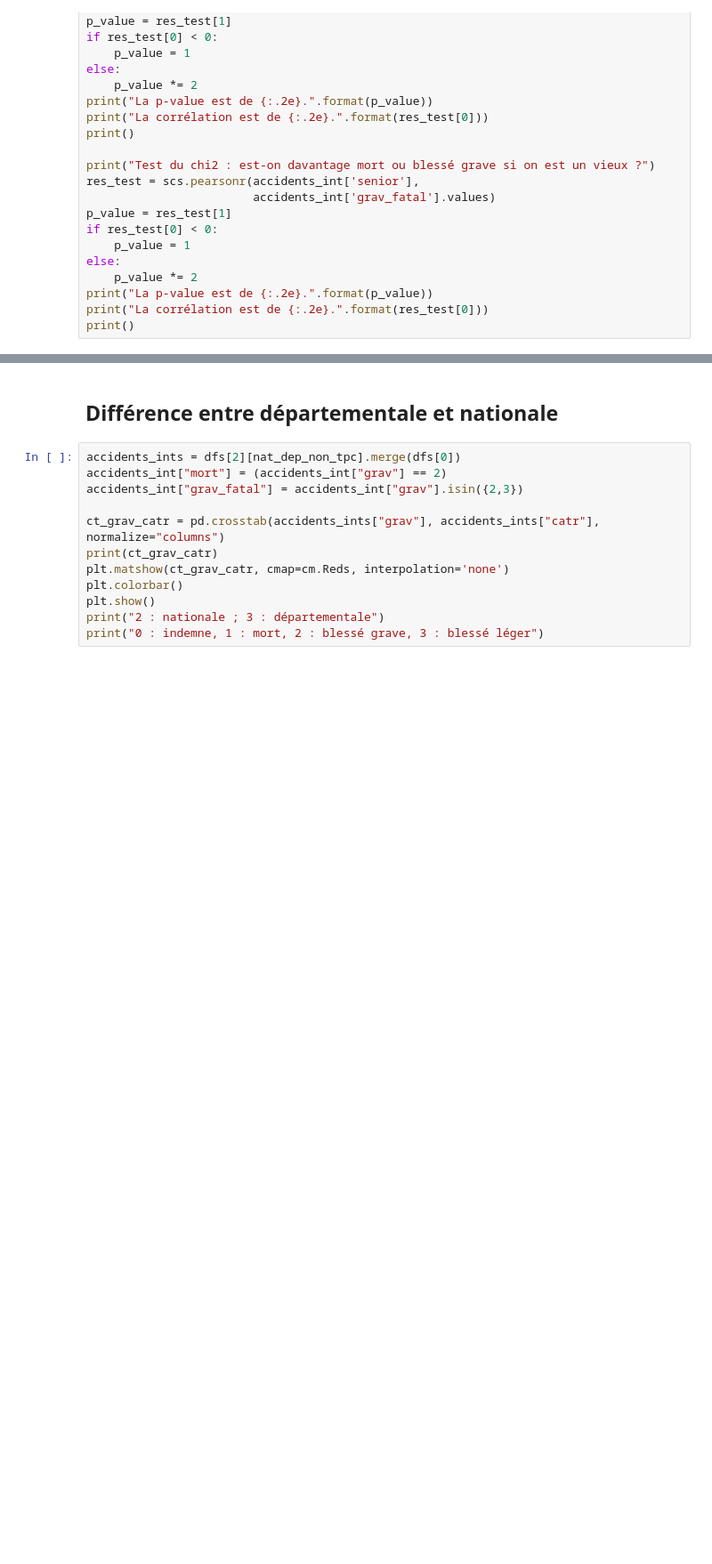
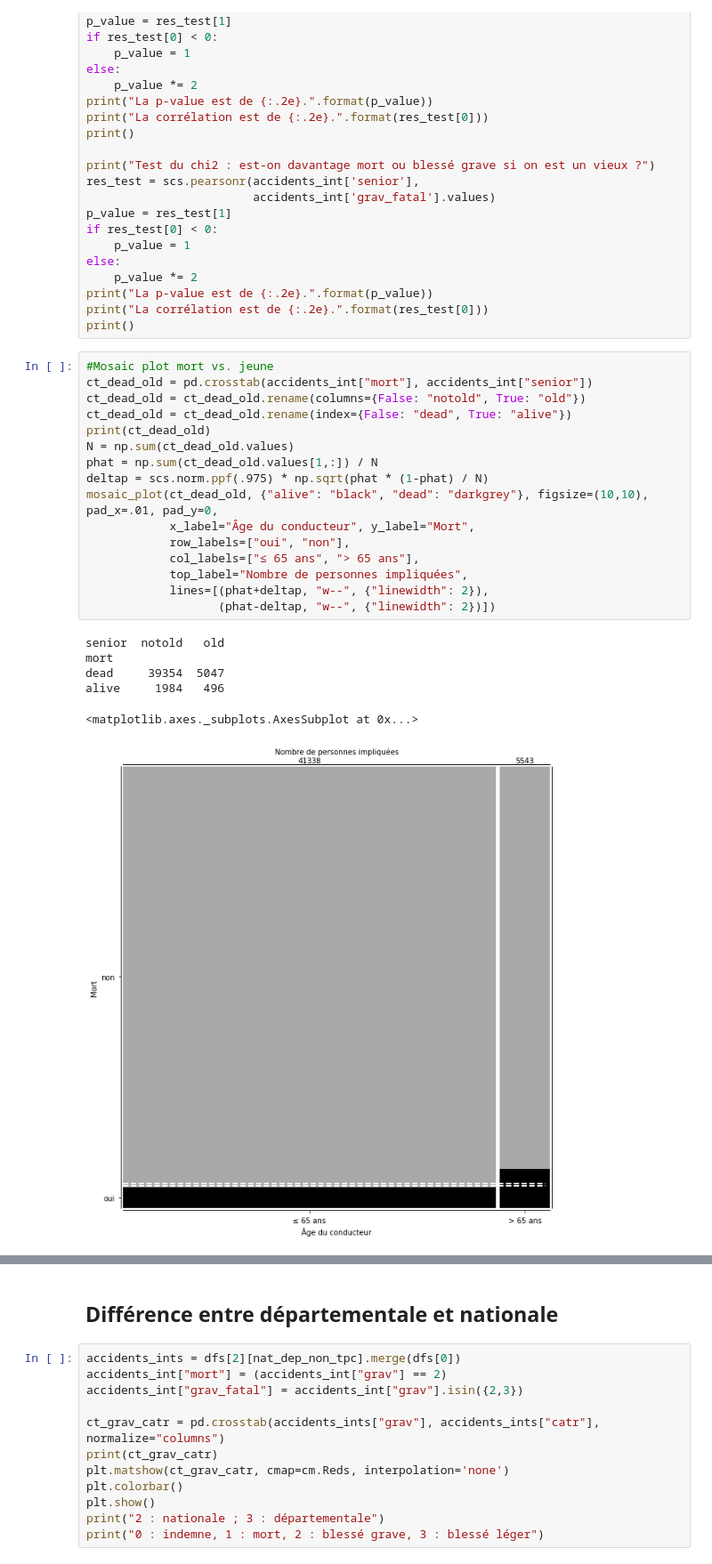
Before and after one commit to ericbenhamou/MASH_IPJ_2018, a Jupyter notebook: Untitled.ipynb, the cells around one changed output, grey strips where cells are left out. Shown: that part at 89% size. Drawn from its saved outputs; the diff is of its cells as text; blank space fills up the shorter version.

```diff
--- a/Untitled.ipynb
+++ b/Untitled.ipynb
@@ -380,3 +458,26 @@ else:
 print("La p-value est de {:.2e}.".format(p_value))
 print("La corrélation est de {:.2e}.".format(res_test[0]))
 print()
+# %%
+#Mosaic plot mort vs. jeune
+ct_dead_old = pd.crosstab(accidents_int["mort"], accidents_int["senior"])
+ct_dead_old = ct_dead_old.rename(columns={False: "notold", True: "old"})
+ct_dead_old = ct_dead_old.rename(index={False: "dead", True: "alive"})
+print(ct_dead_old)
+N = np.sum(ct_dead_old.values)
+phat = np.sum(ct_dead_old.values[1,:]) / N
+deltap = scs.norm.ppf(.975) * np.sqrt(phat * (1-phat) / N)
+mosaic_plot(ct_dead_old, {"alive": "black", "dead": "darkgrey"}, figsize=(10,10), pad_x=.01, pad_y=0,
+            x_label="Âge du conducteur", y_label="Mort",
+            row_labels=["oui", "non"],
+            col_labels=["≤ 65 ans", "> 65 ans"],
+            top_label="Nombre de personnes impliquées",
+            lines=[(phat+deltap, "w--", {"linewidth": 2}),
+                   (phat-deltap, "w--", {"linewidth": 2})])
+# %% [output]
+senior  notold   old
+mort
+dead     39354  5047
+alive     1984   496
+<matplotlib.axes._subplots.AxesSubplot at 0x...>
+[figure, added]
```
Also changed, not shown: parts of 11 cells of this notebook.
